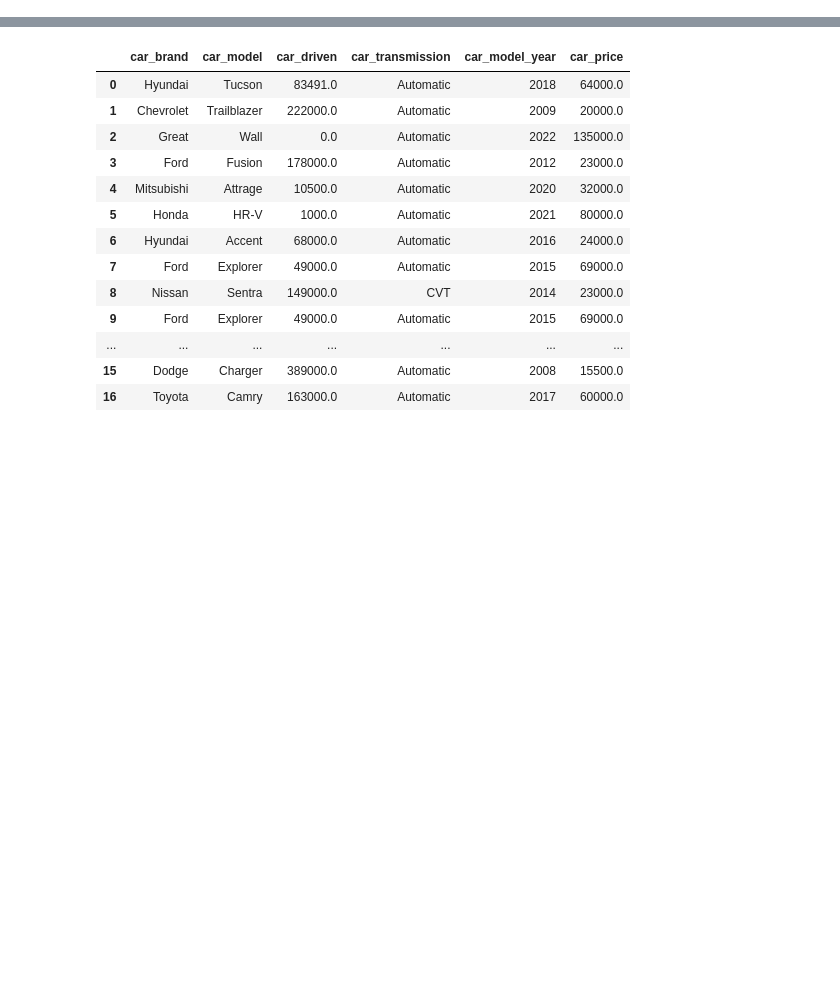
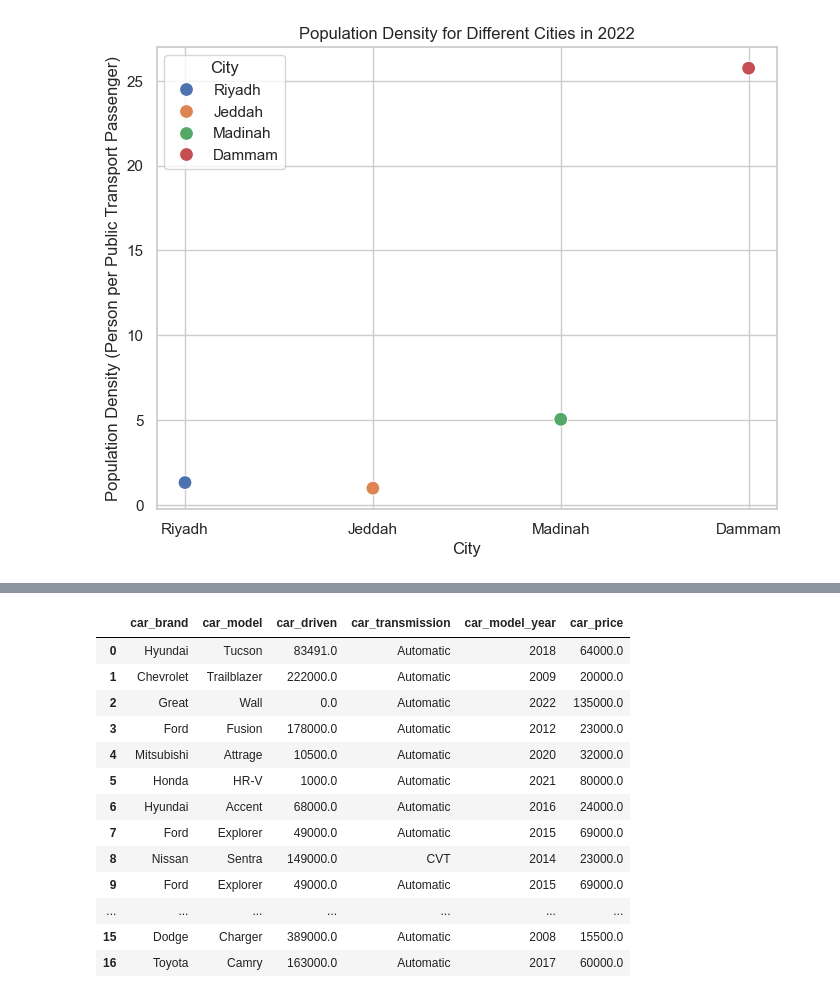
Before and after one commit to Nada-x/Public-Transportation, a Jupyter notebook: team2.ipynb, the cells around one changed output, grey strips where cells are left out. Saved outputs shown, nothing was run; the diff lists cells and outputs as text; code cells hidden in the pictures; blank space fills up the shorter version.

```diff
--- a/team2.ipynb
+++ b/team2.ipynb
@@ -26,0 +101,18 @@ df.head(5)
+# %%
+data = {
+    'City': ['Riyadh', 'Jeddah', 'Madinah', 'Dammam'],
+    'Population Density': [1.31, 0.98, 5.04, 25.75]
+}
+
+df = pd.DataFrame(data)
+
+plt.figure(figsize=(8, 6))
+sns.set(style="whitegrid")
+sns.scatterplot(x='City', y='Population Density', data=df, hue='City',  s=100)
+plt.xlabel('City')
+plt.ylabel('Population Density (Person per Public Transport Passenger)')
+plt.title('Population Density for Different Cities in 2022')
+
+plt.show()
+# %% [output]
+[figure, added]
```
Also changed, not shown: parts of 9 cells of this notebook.
